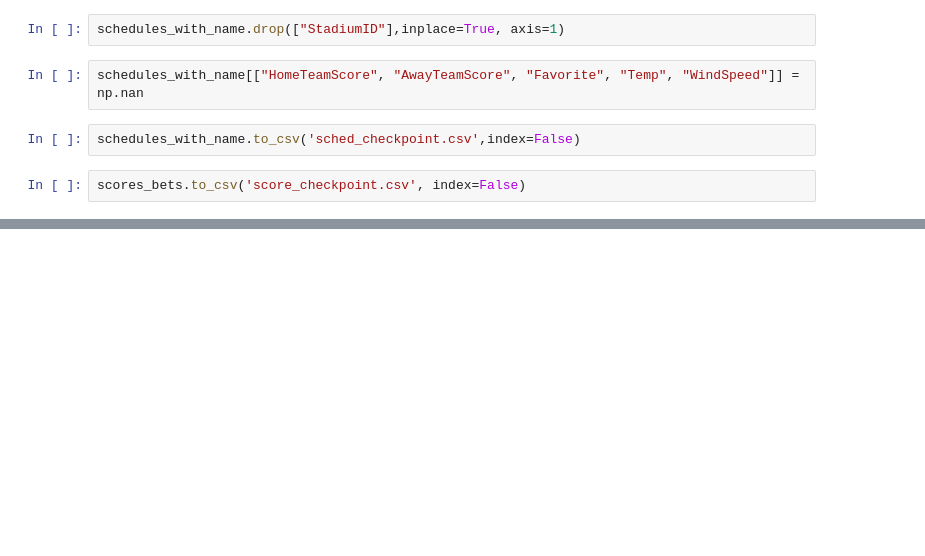
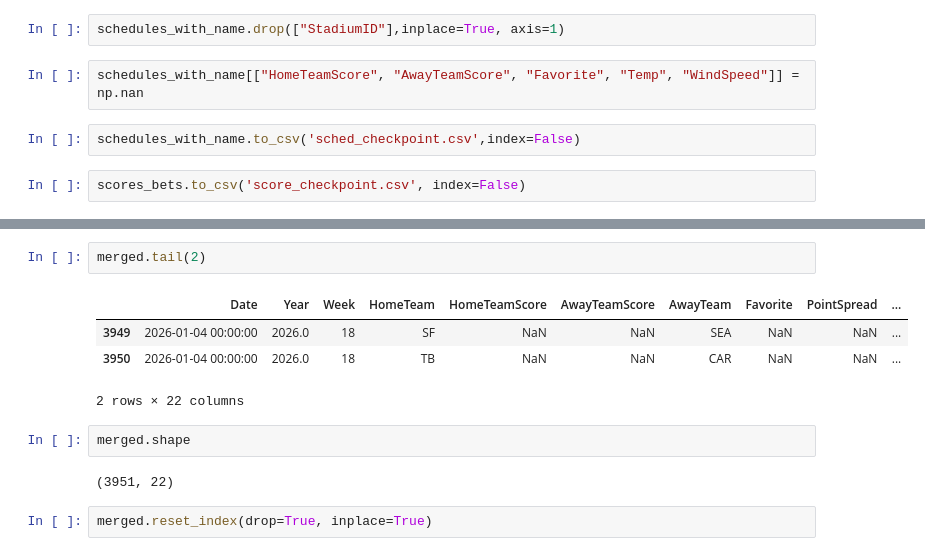
Before and after one commit to slimseidl/DataScience, a Jupyter notebook: FinalProject/Project.ipynb, the cells around one changed output, grey strips where cells are left out. Drawn from its saved outputs; the diff is of its cells as text; blank space fills up the shorter version.

```diff
--- a/FinalProject/Project.ipynb
+++ b/FinalProject/Project.ipynb
@@ -436,0 +584,13 @@ scores_bets.to_csv('score_checkpoint.csv', index=False)
+# %%
+merged.tail(2)
+# %% [output]
+|  | Date | Year | Week | HomeTeam | HomeTeamScore | AwayTeamScore | AwayTeam | Favorite | PointSpread | ... |
+| 3949 | 2026-01-04 00:00:00 | 2026.0 | 18 | SF | NaN | NaN | SEA | NaN | NaN | ... |
+| 3950 | 2026-01-04 00:00:00 | 2026.0 | 18 | TB | NaN | NaN | CAR | NaN | NaN | ... |
+2 rows × 22 columns
+# %%
+merged.shape
+# %% [output]
+(3951, 22)
+# %%
+merged.reset_index(drop=True, inplace=True)
```
Also changed, not shown: parts of 31 cells of this notebook.
